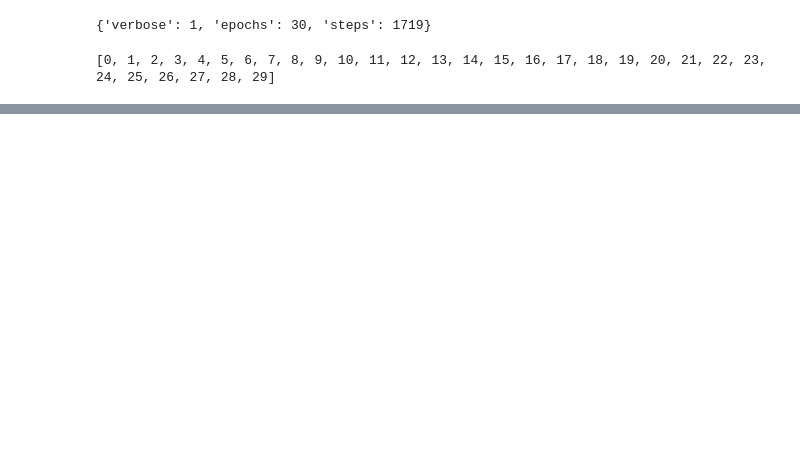
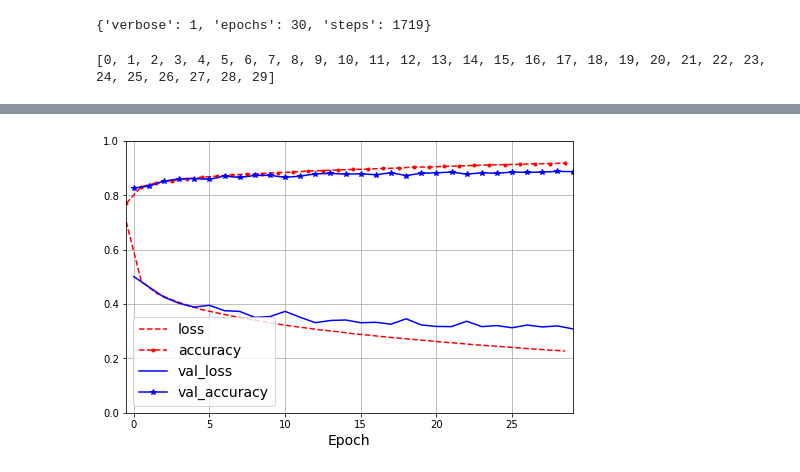
Before and after one commit to FaustoJuarez/Data-Science-Journey, a Jupyter notebook: Artificial Neural Networks with Keras.ipynb, the cells around one changed output, grey strips where cells are left out. Saved outputs shown, nothing was run; the diff lists cells and outputs as text; code cells hidden in the pictures; blank space fills up the shorter version.

```diff
--- a/Artificial Neural Networks with Keras.ipynb
+++ b/Artificial Neural Networks with Keras.ipynb
@@ -416,0 +417,12 @@ plt.show()
+# %%
+plt.figure(figsize=(8, 5))
+for key, style in zip(history.history, ["r--", "r--.", "b-", "b-*"]):
+    epochs = np.array(history.epoch) + (0 if key.startswith("val_") else -0.5)
+    plt.plot(epochs, history.history[key], style, label=key)
+plt.xlabel("Epoch")
+plt.axis([-0.5, 29, 0., 1])
+plt.legend(loc="lower left")
+plt.grid()
+plt.show()
+# %% [output]
+[figure, added]
```
Also changed, not shown: parts of 48 cells of this notebook, 8 other files.
